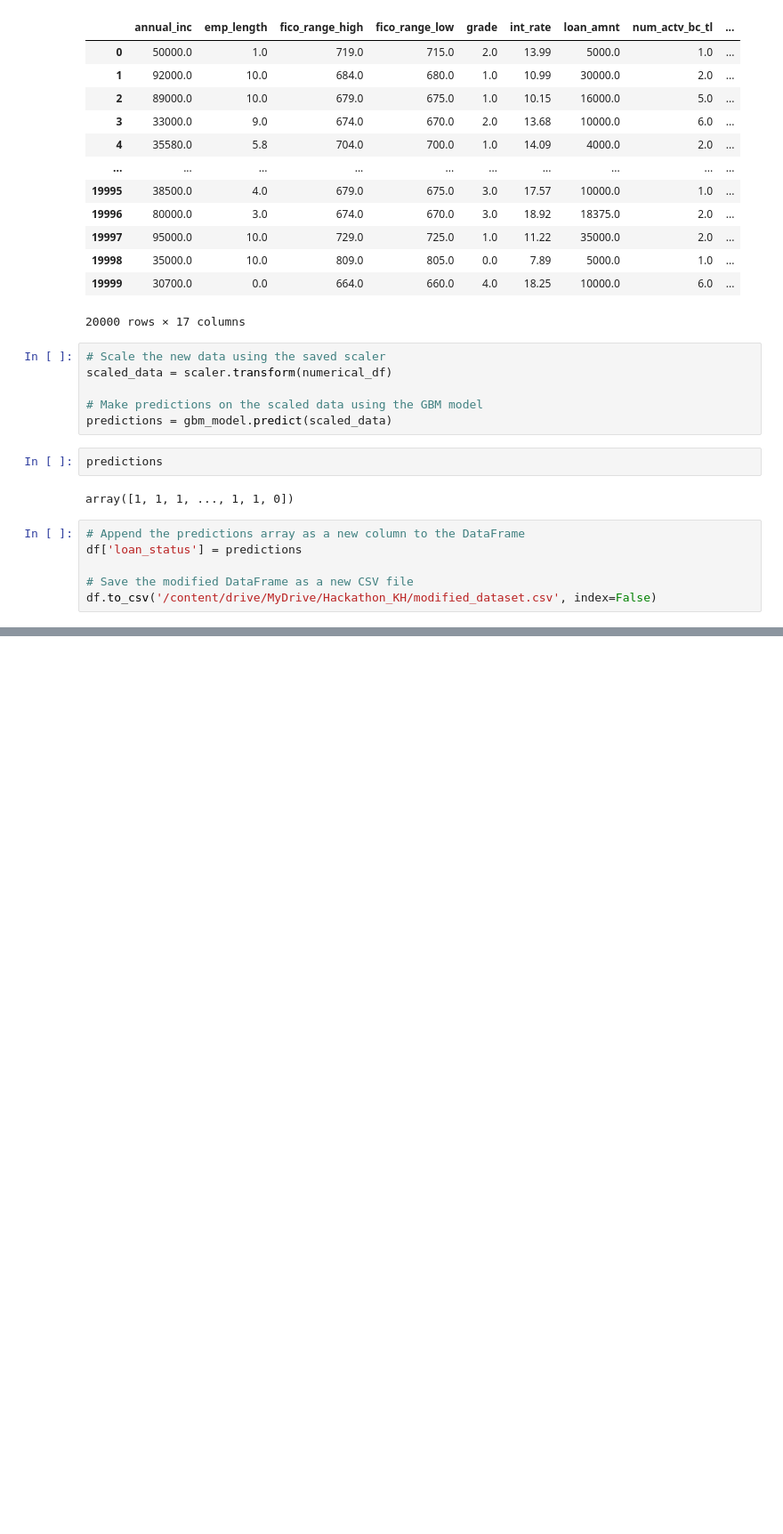
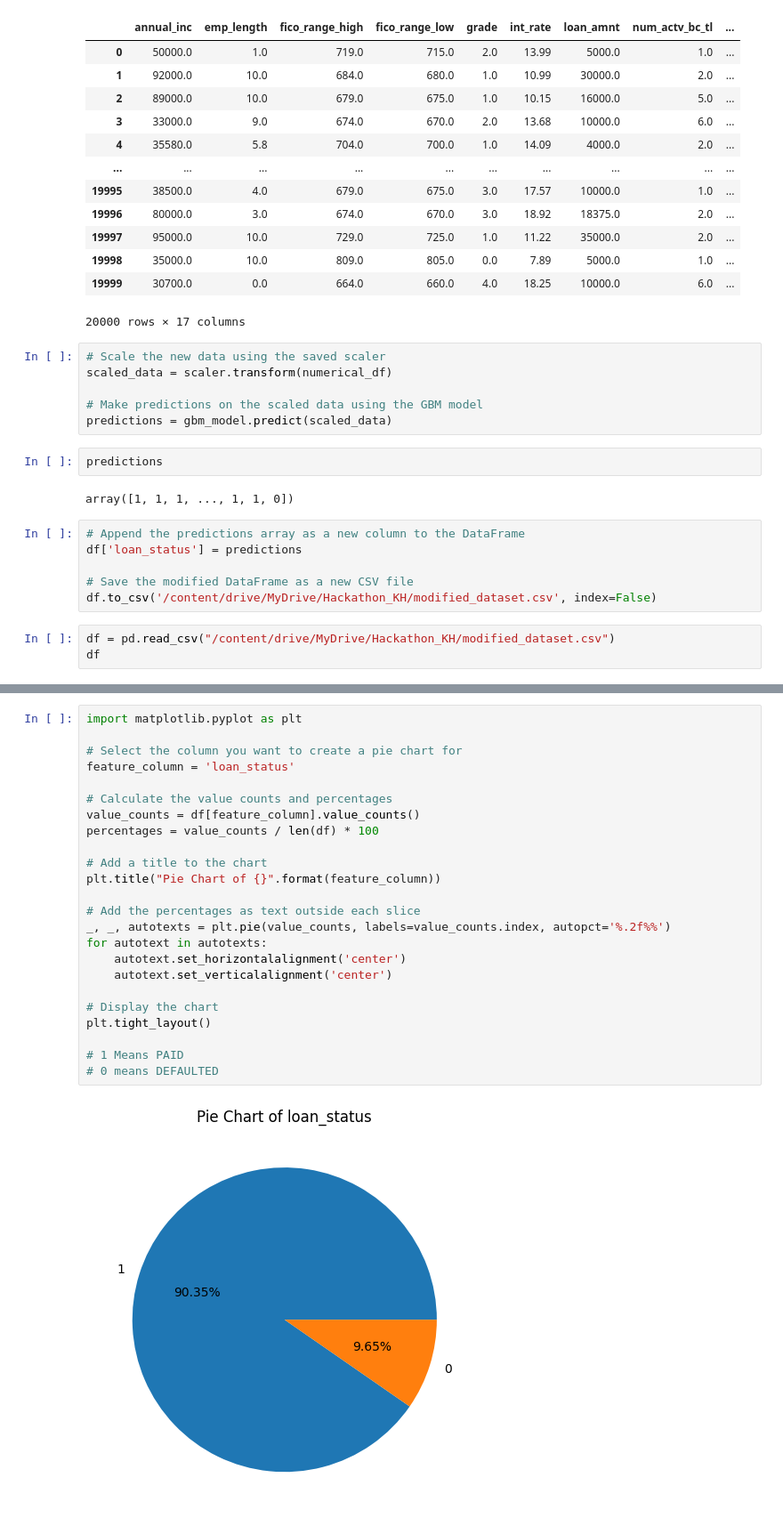
Before and after one commit to TheRocker1212/Hackathon_KH, a Jupyter notebook: Hackathon_KH_predictions_on_new_dataset.ipynb, the cells around one changed output, grey strips where cells are left out. Shown at 89% size. Drawn from its saved outputs; the diff is of its cells as text; blank space fills up the shorter version.

```diff
--- a/Hackathon_KH_predictions_on_new_dataset.ipynb
+++ b/Hackathon_KH_predictions_on_new_dataset.ipynb
@@ -142,3 +142,6 @@ df['loan_status'] = predictions
 
 # Save the modified DataFrame as a new CSV file
 df.to_csv('/content/drive/MyDrive/Hackathon_KH/modified_dataset.csv', index=False)
+# %%
+df = pd.read_csv("/content/drive/MyDrive/Hackathon_KH/modified_dataset.csv")
+df
@@ -144,0 +162,26 @@ df.to_csv('/content/drive/MyDrive/Hackathon_KH/modified_dataset.csv', index=Fals
+# %%
+import matplotlib.pyplot as plt
+
+# Select the column you want to create a pie chart for
+feature_column = 'loan_status'
+
+# Calculate the value counts and percentages
+value_counts = df[feature_column].value_counts()
+percentages = value_counts / len(df) * 100
+
+# Add a title to the chart
+plt.title("Pie Chart of {}".format(feature_column))
+
+# Add the percentages as text outside each slice
+_, _, autotexts = plt.pie(value_counts, labels=value_counts.index, autopct='%.2f%%')
+for autotext in autotexts:
+    autotext.set_horizontalalignment('center')
+    autotext.set_verticalalignment('center')
+
+# Display the chart
+plt.tight_layout()
+
+# 1 Means PAID
+# 0 means DEFAULTED
+# %% [output]
+[figure, added]
```
Also changed, not shown: parts of 1 cell of this notebook.
